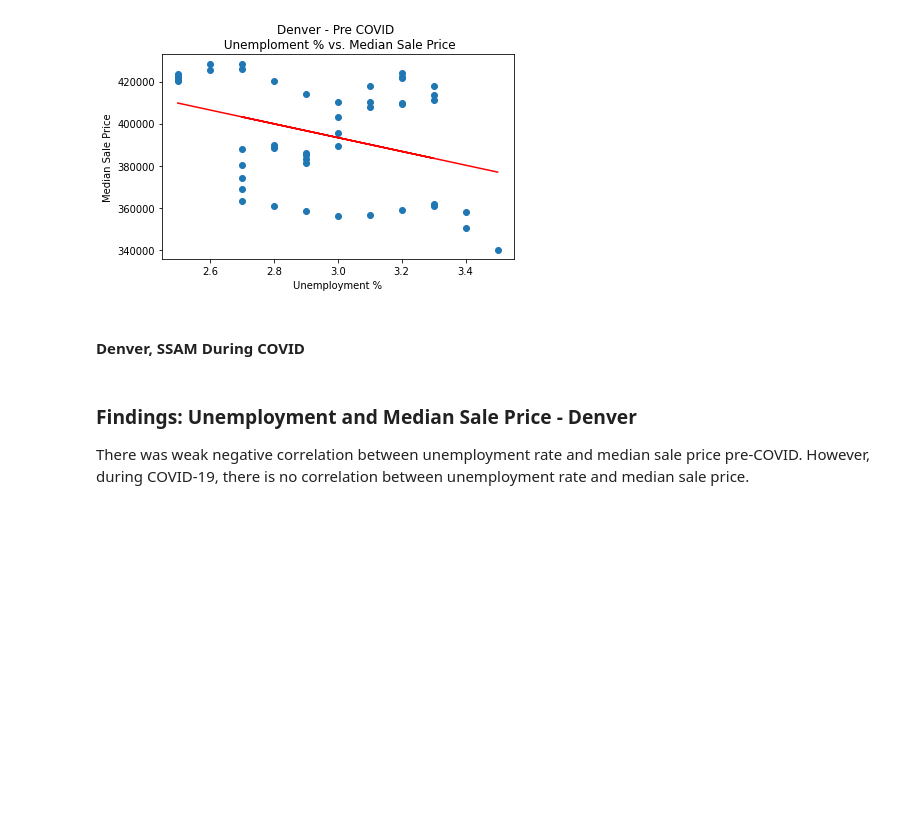
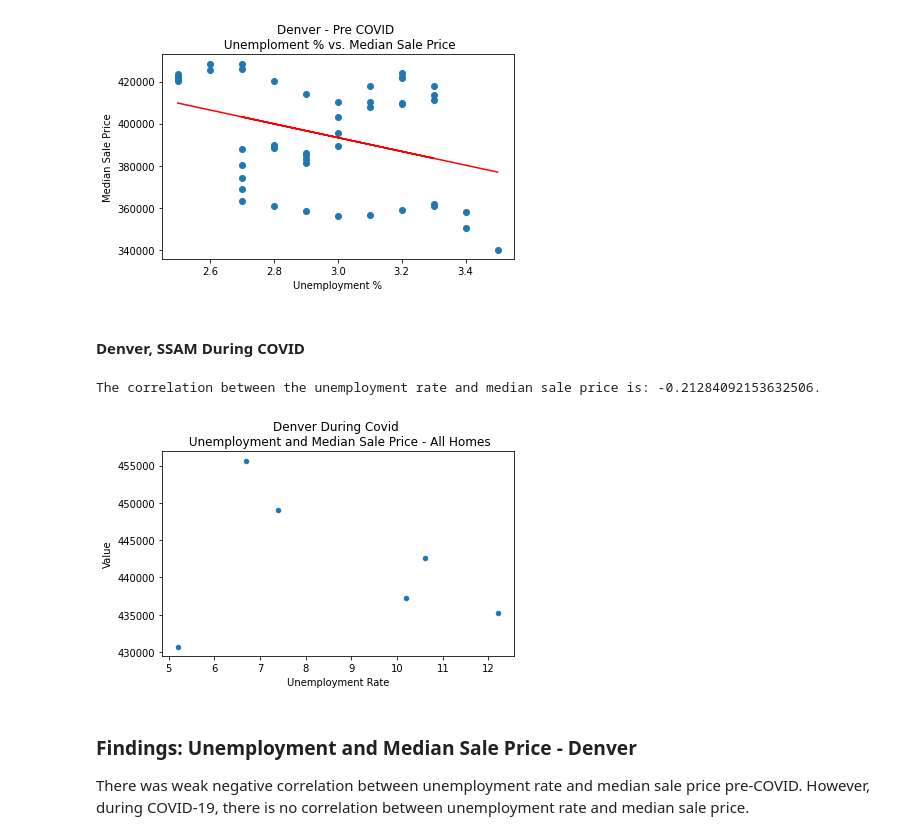
Before and after one commit to binetala/The_Very_Best_Team, a Jupyter notebook: Cole/median_sale_price_analyses.ipynb, the cells around one changed output. Drawn from its saved outputs; the diff is of its cells as text; code cells hidden in the pictures; blank space fills up the shorter version.

```diff
--- a/Cole/median_sale_price_analyses.ipynb
+++ b/Cole/median_sale_price_analyses.ipynb
@@ -155,17 +182,21 @@ denver_ssam_dur19 = ssam_df[(ssam_df["Region Name"].str.contains("Denver")) & (s
 # %%
 # Set x,y for correlation and scatter
 dur19_den_unemp_x = denver_ssam_dur19["Unemployment Rate"]
 dur19_den_value_y = denver_ssam_dur19["Value"]
 
 # Calc correlation
 dur19_denver_correlation = st.pearsonr(dur19_den_unemp_x,dur19_den_value_y)
 print(f"The correlation between the unemployment rate and median sale price is: {dur19_denver_correlation[0]}.")
 
 # Plot
 denver_ssam_dur19 = denver_ssam_dur19[["Unemployment Rate", "Value"]]
 den_sam_scatter = denver_ssam_dur19.plot("Unemployment Rate", "Value", kind="scatter")
-plt.title("Denver (2016-2020) \n Unemployment and Median Sale Price - All Homes")
-plt.show()
+plt.title("Denver During Covid \n Unemployment and Median Sale Price - All Homes")
+plt.tight_layout()
+plt.savefig("images/dur-covid_denver_ssam_unemp.jpeg")
+# %% [output]
+The correlation between the unemployment rate and median sale price is: -0.21284092153632506.
+[figure, added]
 # %% [markdown]
 ### Findings: Unemployment and Median Sale Price - Denver
 
```
Also changed, not shown: parts of 4 cells of this notebook, 1 other file.
